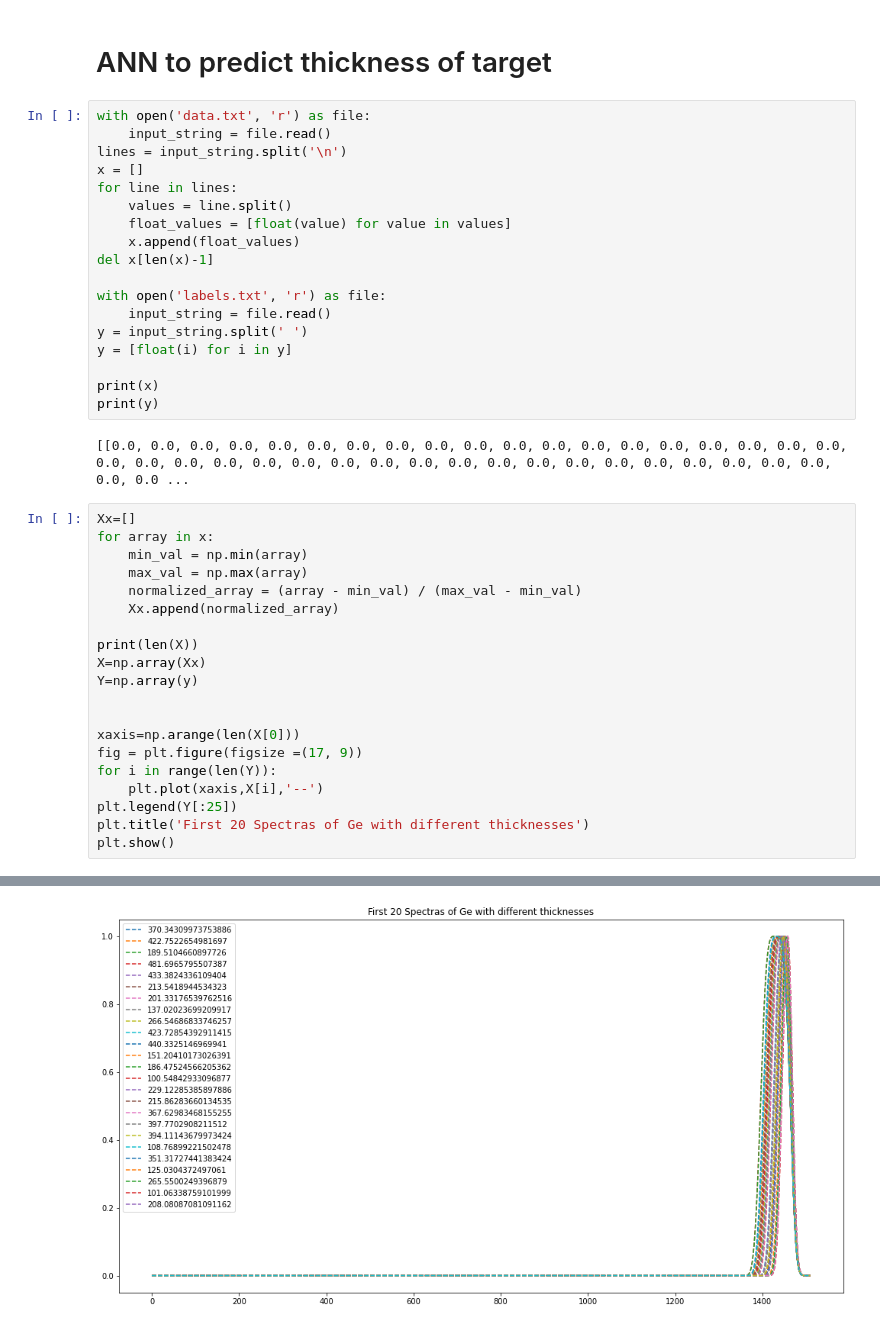
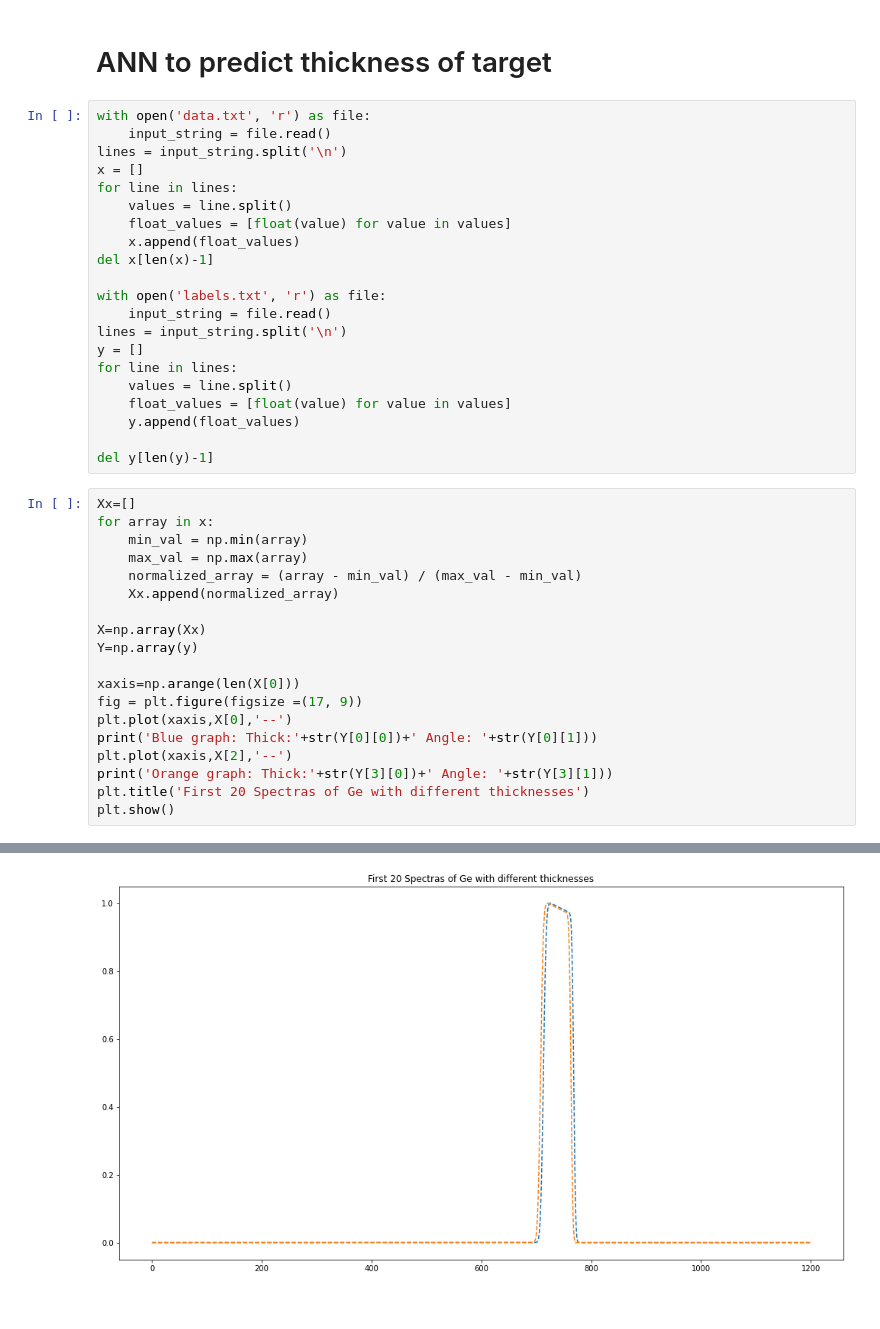
Before and after one commit to bernardombsoares/AI_Analysis_RBS_Spectra, a Jupyter notebook: rbs_ann.ipynb, the cells around one changed output, grey strips where cells are left out. Saved outputs shown, nothing was run; the diff lists cells and outputs as text.

```diff
--- a/rbs_ann.ipynb
+++ b/rbs_ann.ipynb
@@ -106,13 +115,14 @@ del x[len(x)-1]
 
 with open('labels.txt', 'r') as file:
     input_string = file.read()
-y = input_string.split(' ')
-y = [float(i) for i in y]
+lines = input_string.split('\n')
+y = []
+for line in lines:
+    values = line.split()
+    float_values = [float(value) for value in values]
+    y.append(float_values)
 
-print(x)
-print(y)
+del y[len(y)-1]
-# %% [output]
-[[0.0, 0.0, 0.0, 0.0, 0.0, 0.0, 0.0, 0.0, 0.0, 0.0, 0.0, 0.0, 0.0, 0.0, 0.0, 0.0, 0.0, 0.0, 0.0, 0.0, 0.0, 0.0, 0.0, 0.0, 0.0, 0.0, 0.0, 0.0, 0.0, 0.0, 0.0, 0.0, 0.0, 0.0, 0.0, 0.0, 0.0, 0.0, 0.0, 0.0 ...
 # %%
 Xx=[]
 for array in x:
@@ -121,16 +131,15 @@ for array in x:
     normalized_array = (array - min_val) / (max_val - min_val)
     Xx.append(normalized_array)
 
-print(len(X))
 X=np.array(Xx)
 Y=np.array(y)
 
-
 xaxis=np.arange(len(X[0]))
 fig = plt.figure(figsize =(17, 9))
-for i in range(len(Y)):
-    plt.plot(xaxis,X[i],'--')
-plt.legend(Y[:25])
+plt.plot(xaxis,X[0],'--')
+print('Blue graph: Thick:'+str(Y[0][0])+' Angle: '+str(Y[0][1]))
+plt.plot(xaxis,X[2],'--')
+print('Orange graph: Thick:'+str(Y[3][0])+' Angle: '+str(Y[3][1]))
 plt.title('First 20 Spectras of Ge with different thicknesses')
 plt.show()
 # %% [output]
@@ -138,2 +148,2 @@ plt.show()
-[figure, old version]
+[figure, new version]
 # %%
```
Also changed, not shown: parts of 10 cells of this notebook.
